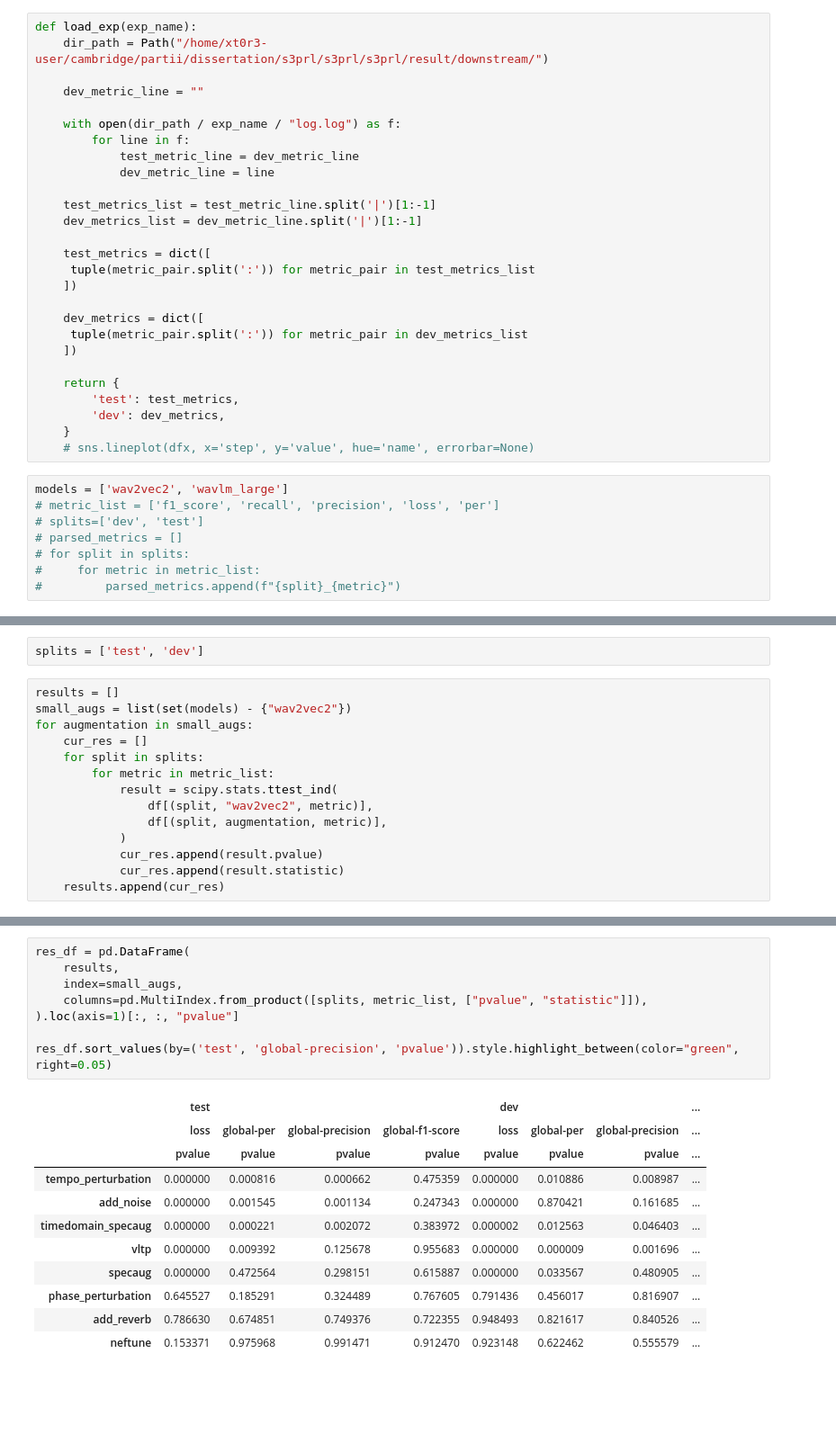
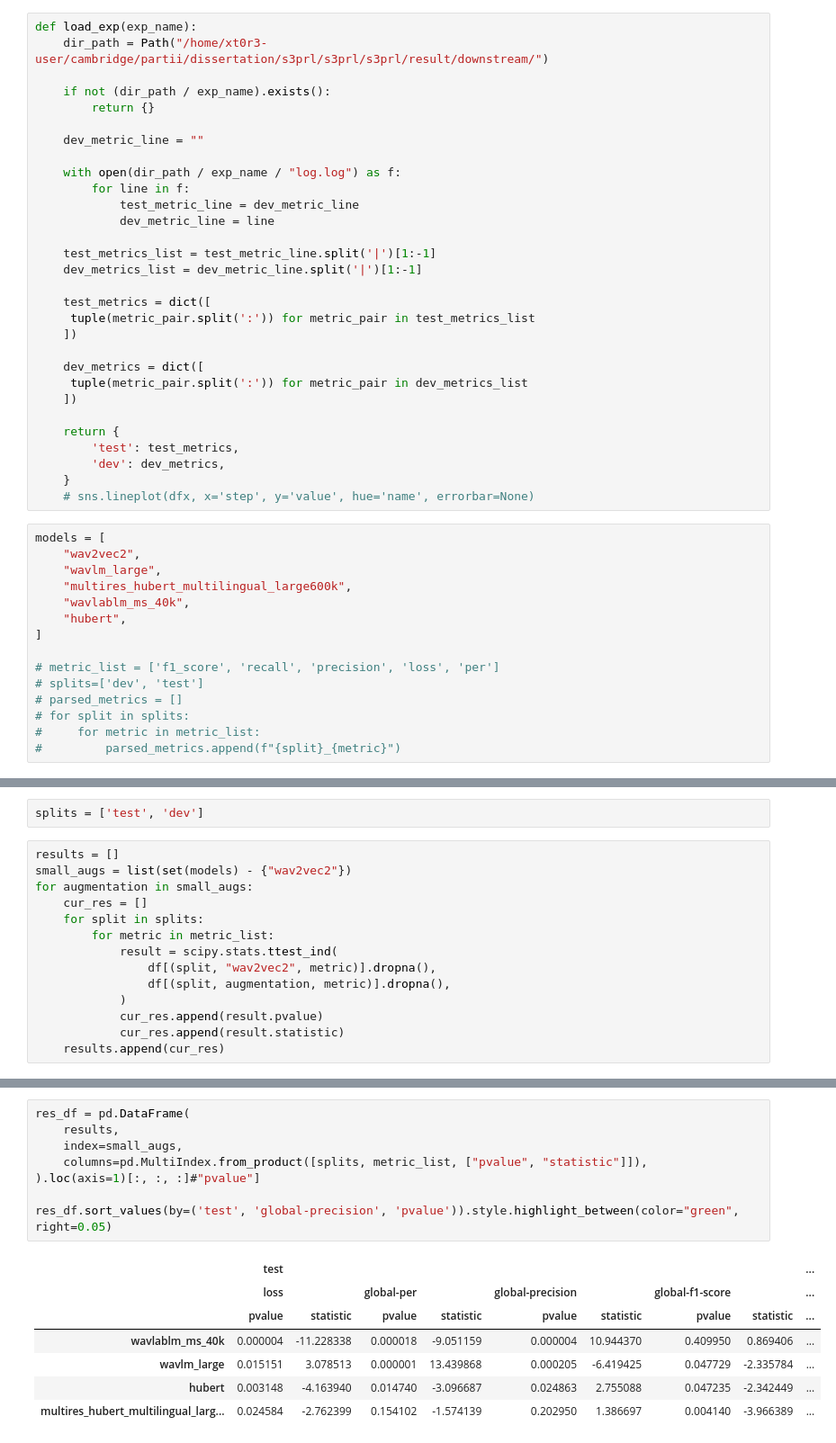
Before and after one commit to xt0r3-Cambridge/s3prl, a Jupyter notebook: s3prl/result/data_analysis/model_analysis.ipynb, the cells around one changed output, grey strips where cells are left out. Shown: that part at 90% size. Cells and saved outputs as stored; diff of their text form; blank space fills up the shorter version.

```diff
--- a/s3prl/result/data_analysis/model_analysis.ipynb
+++ b/s3prl/result/data_analysis/model_analysis.ipynb
@@ -15,6 +15,9 @@ import numpy as np
 # %%
 def load_exp(exp_name):
     dir_path = Path("/home/xt0r3-user/cambridge/partii/dissertation/s3prl/s3prl/s3prl/result/downstream/")
+
+    if not (dir_path / exp_name).exists():
+        return {}
 
     dev_metric_line = ""
 
@@ -40,7 +43,14 @@ def load_exp(exp_name):
     }
     # sns.lineplot(dfx, x='step', y='value', hue='name', errorbar=None)
 # %%
-models = ['wav2vec2', 'wavlm_large']
+models = [
+    "wav2vec2",
+    "wavlm_large",
+    "multires_hubert_multilingual_large600k",
+    "wavlablm_ms_40k",
+    "hubert",
+]
+
 # metric_list = ['f1_score', 'recall', 'precision', 'loss', 'per']
 # splits=['dev', 'test']
 # parsed_metrics = []
@@ -94,8 +104,8 @@ for augmentation in small_augs:
     for split in splits:
         for metric in metric_list:
             result = scipy.stats.ttest_ind(
-                df[(split, "wav2vec2", metric)],
-                df[(split, augmentation, metric)],
+                df[(split, "wav2vec2", metric)].dropna(),
+                df[(split, augmentation, metric)].dropna(),
             )
             cur_res.append(result.pvalue)
             cur_res.append(result.statistic)
@@ -122,20 +132,16 @@ results[0]
 # %%
 res_df = pd.DataFrame(
     results,
     index=small_augs,
     columns=pd.MultiIndex.from_product([splits, metric_list, ["pvalue", "statistic"]]),
-).loc(axis=1)[:, :, "pvalue"]
+).loc(axis=1)[:, :, :]#"pvalue"]
 
 res_df.sort_values(by=('test', 'global-precision', 'pvalue')).style.highlight_between(color="green", right=0.05)
 # %% [output]
-|  | test |  |  |  | dev |  |  | ... |
-|  | loss | global-per | global-precision | global-f1-score | loss | global-per | global-precision | ... |
-|  | pvalue | pvalue | pvalue | pvalue | pvalue | pvalue | pvalue | ... |
-| tempo_perturbation | 0.000000 | 0.000816 | 0.000662 | 0.475359 | 0.000000 | 0.010886 | 0.008987 | ... |
-| add_noise | 0.000000 | 0.001545 | 0.001134 | 0.247343 | 0.000000 | 0.870421 | 0.161685 | ... |
-| timedomain_specaug | 0.000000 | 0.000221 | 0.002072 | 0.383972 | 0.000002 | 0.012563 | 0.046403 | ... |
-| vltp | 0.000000 | 0.009392 | 0.125678 | 0.955683 | 0.000000 | 0.000009 | 0.001696 | ... |
-| specaug | 0.000000 | 0.472564 | 0.298151 | 0.615887 | 0.000000 | 0.033567 | 0.480905 | ... |
-| phase_perturbation | 0.645527 | 0.185291 | 0.324489 | 0.767605 | 0.791436 | 0.456017 | 0.816907 | ... |
-| add_reverb | 0.786630 | 0.674851 | 0.749376 | 0.722355 | 0.948493 | 0.821617 | 0.840526 | ... |
-| neftune | 0.153371 | 0.975968 | 0.991471 | 0.912470 | 0.923148 | 0.622462 | 0.555579 | ... |
+|  | test |  |  |  |  |  |  |  | ... |
+|  | loss |  | global-per |  | global-precision |  | global-f1-score |  | ... |
+|  | pvalue | statistic | pvalue | statistic | pvalue | statistic | pvalue | statistic | ... |
+| wavlablm_ms_40k | 0.000004 | -11.228338 | 0.000018 | -9.051159 | 0.000004 | 10.944370 | 0.409950 | 0.869406 | ... |
+| wavlm_large | 0.015151 | 3.078513 | 0.000001 | 13.439868 | 0.000205 | -6.419425 | 0.047729 | -2.335784 | ... |
+| hubert | 0.003148 | -4.163940 | 0.014740 | -3.096687 | 0.024863 | 2.755088 | 0.047235 | -2.342449 | ... |
+| multires_hubert_multilingual_larg... | 0.024584 | -2.762399 | 0.154102 | -1.574139 | 0.202950 | 1.386697 | 0.004140 | -3.966389 | ... |
```
Also changed, not shown: parts of 22 cells of this notebook, 47 other files.
